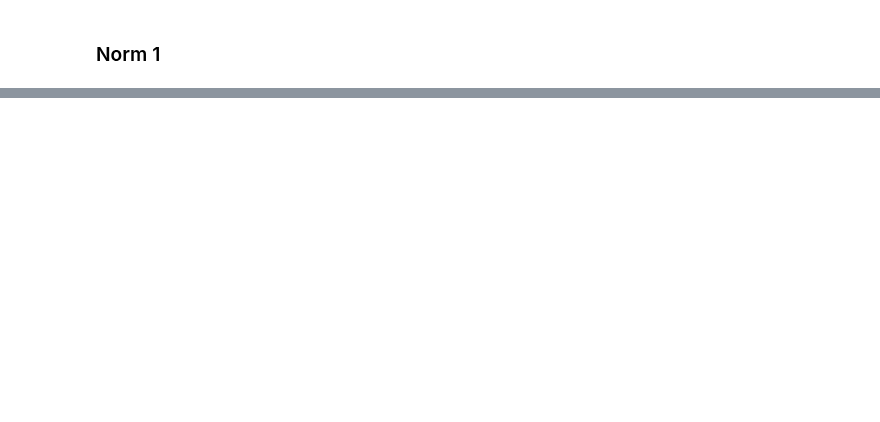
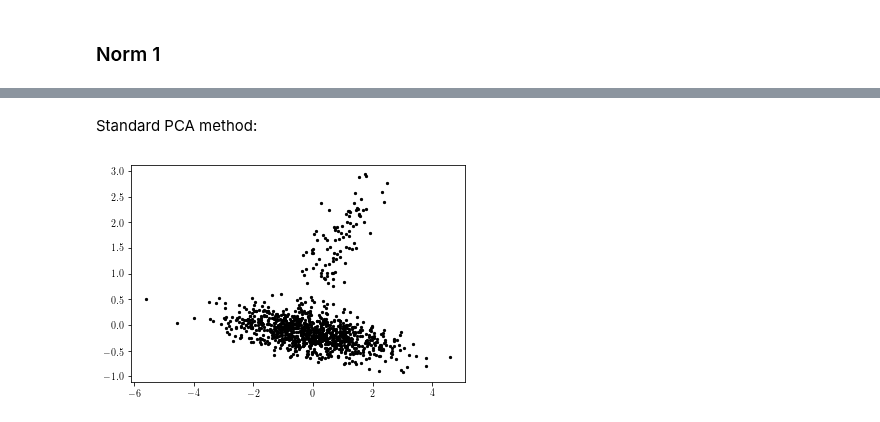
Before and after one commit to Daples/mathematical-engineering, a Jupyter notebook: 202/workshop-2/workshop-2.ipynb, the cells around one changed output, grey strips where cells are left out. Drawn from its saved outputs; the diff is of its cells as text; code cells hidden in the pictures; blank space fills up the shorter version.

```diff
--- a/202/workshop-2/workshop-2.ipynb
+++ b/202/workshop-2/workshop-2.ipynb
@@ -514,0 +619,28 @@ exercise_14(n, cov, og_eigvec, obs, methods, labels, 1)
+# %%
+# method = 0 -> MLE for covariance matrix.
+# method = 1 -> Kendall's Tau-based covariance matrix.
+def pca(data, ndim, method=0):
+    # center data
+    n, p = data.shape
+    c_data = st.zscore(data, axis=0, ddof=1)
+
+    # Estimate covariance matrix
+    if method == 0:
+        cov = np.cov(c_data.T)
+    else:
+        cov = corr(c_data, 'kendall')
+
+    # Eigenvalues & eigenvectors
+    eigvals, eigvects = np.linalg.eig(cov)
+
+    # Feature vector
+    fvec = eigvects[:, :ndim]
+    return c_data @ fvec, fvec
+# %% [markdown]
+Standard PCA method:
+# %%
+new_sample, _ = pca(sample, 2)
+plt.scatter(new_sample[:, 0], new_sample[:, 1], c='k', s=5)
+plt.show()
+# %% [output]
+[figure, added]
```
Also changed, not shown: parts of 33 cells of this notebook.
